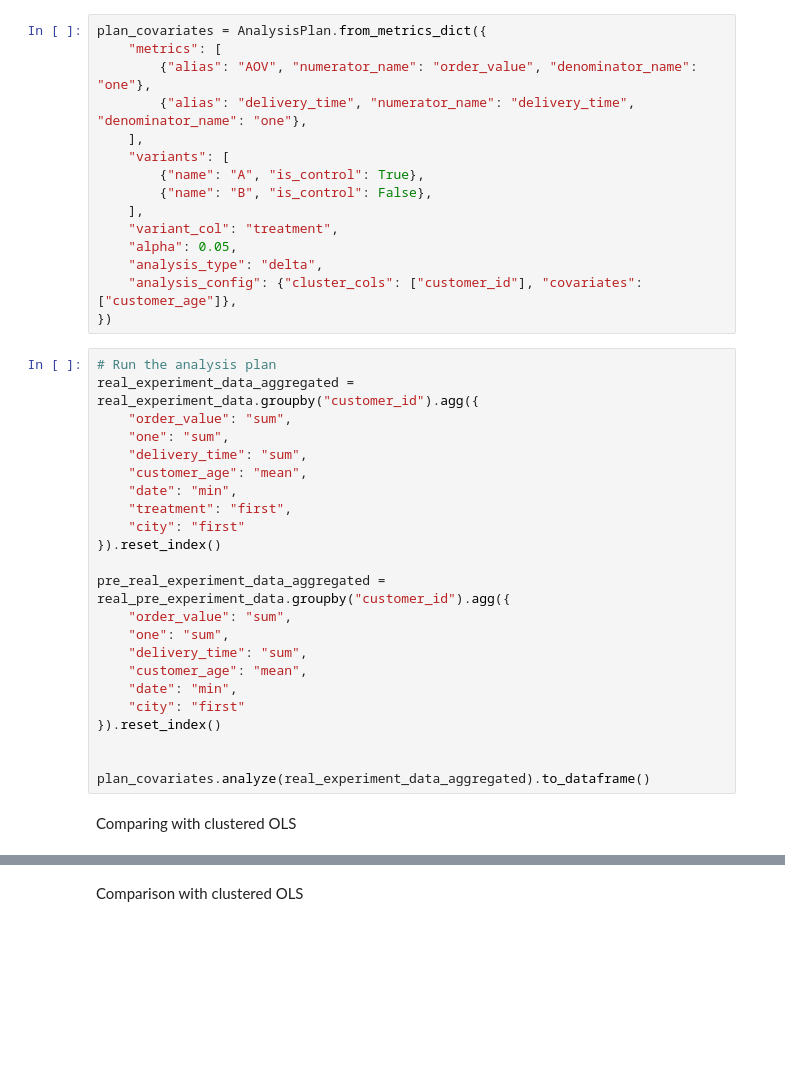
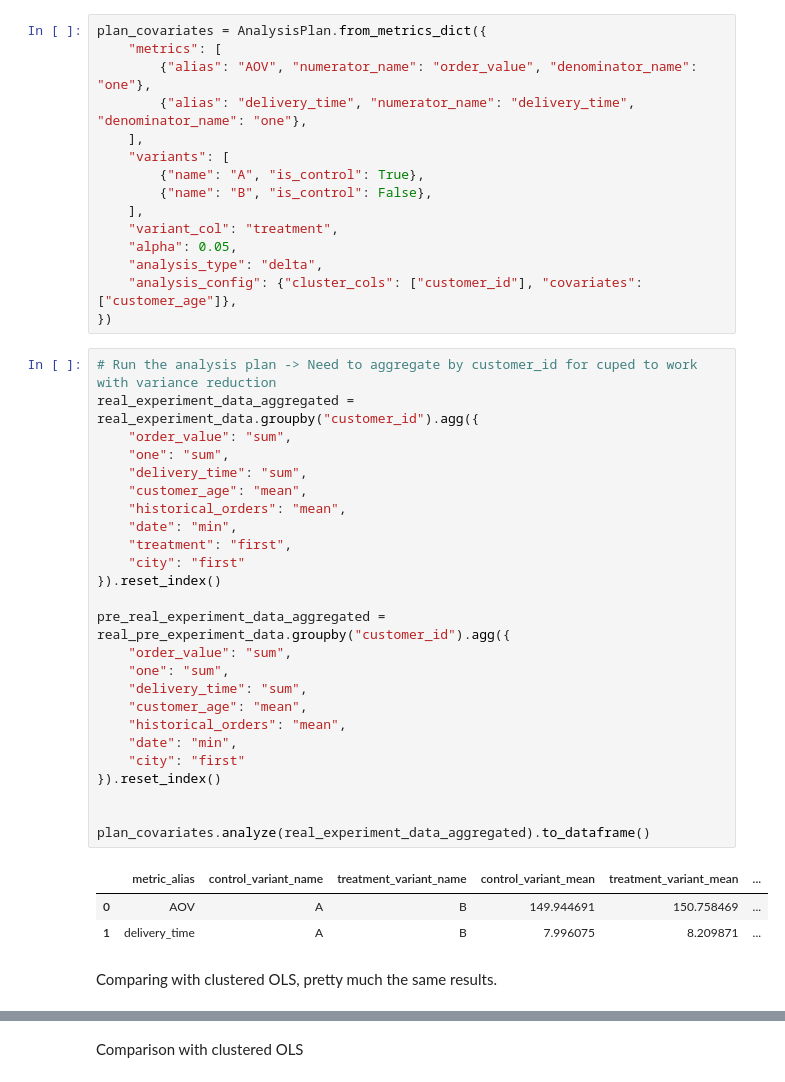
Before and after one commit to david26694/cluster-experiments, a Jupyter notebook: docs/e2e_mde_delta.ipynb, the cells around one changed output, grey strips where cells are left out. Drawn from its saved outputs; the diff is of its cells as text; blank space fills up the shorter version.

```diff
--- a/docs/e2e_mde_delta.ipynb
+++ b/docs/e2e_mde_delta.ipynb
@@ -381,30 +484,36 @@ plan_covariates = AnalysisPlan.from_metrics_dict({
     "analysis_config": {"cluster_cols": ["customer_id"], "covariates": ["customer_age"]},
 })
 # %%
-# Run the analysis plan
+# Run the analysis plan -> Need to aggregate by customer_id for cuped to work with variance reduction
 real_experiment_data_aggregated = real_experiment_data.groupby("customer_id").agg({
     "order_value": "sum",
     "one": "sum",
     "delivery_time": "sum",
     "customer_age": "mean",
+    "historical_orders": "mean",
     "date": "min",
     "treatment": "first",
     "city": "first"
 }).reset_index()
 
 pre_real_experiment_data_aggregated = real_pre_experiment_data.groupby("customer_id").agg({
     "order_value": "sum",
     "one": "sum",
     "delivery_time": "sum",
     "customer_age": "mean",
+    "historical_orders": "mean",
     "date": "min",
     "city": "first"
 }).reset_index()
 
 
 plan_covariates.analyze(real_experiment_data_aggregated).to_dataframe()
+# %% [output]
+|  | metric_alias | control_variant_name | treatment_variant_name | control_variant_mean | treatment_variant_mean | ... |
+| 0 | AOV | A | B | 149.944691 | 150.758469 | ... |
+| 1 | delivery_time | A | B | 7.996075 | 8.209871 | ... |
 # %% [markdown]
-Comparing with clustered OLS
+Comparing with clustered OLS, pretty much the same results.
 # %%
 AnalysisPlan.from_metrics_dict({
     "metrics": [
```
Also changed, not shown: parts of 27 cells of this notebook, 5 other files.
